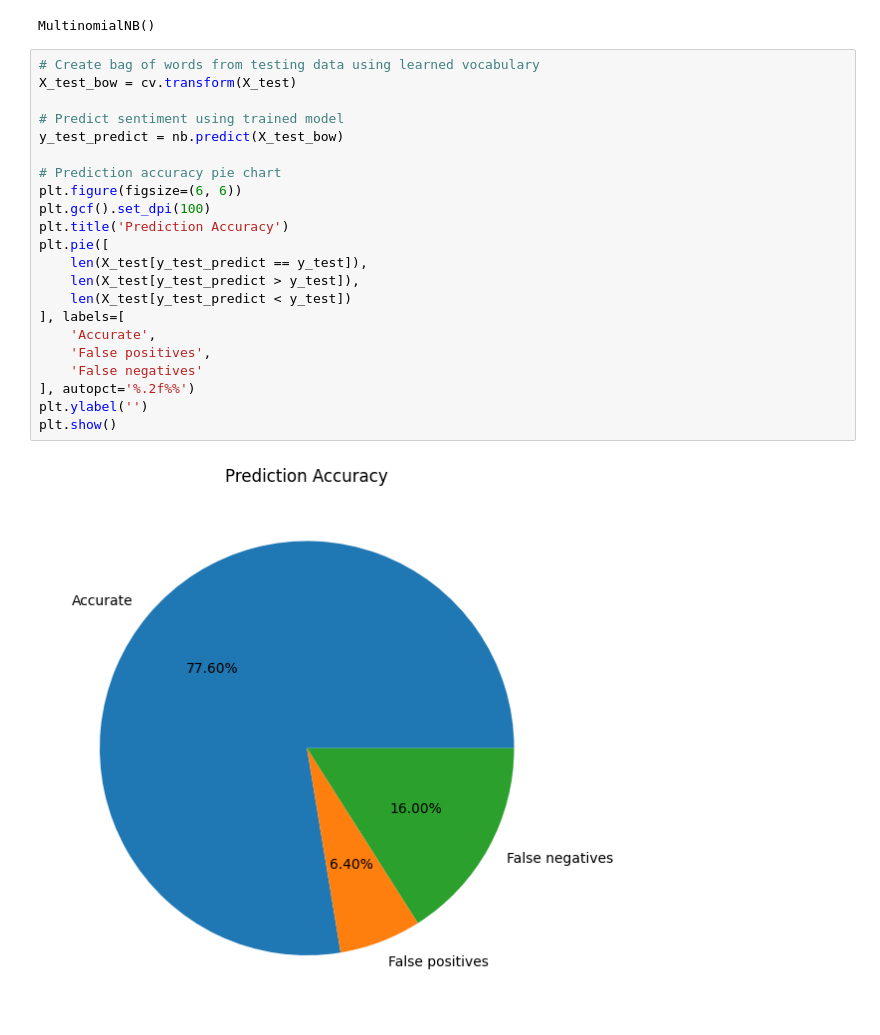
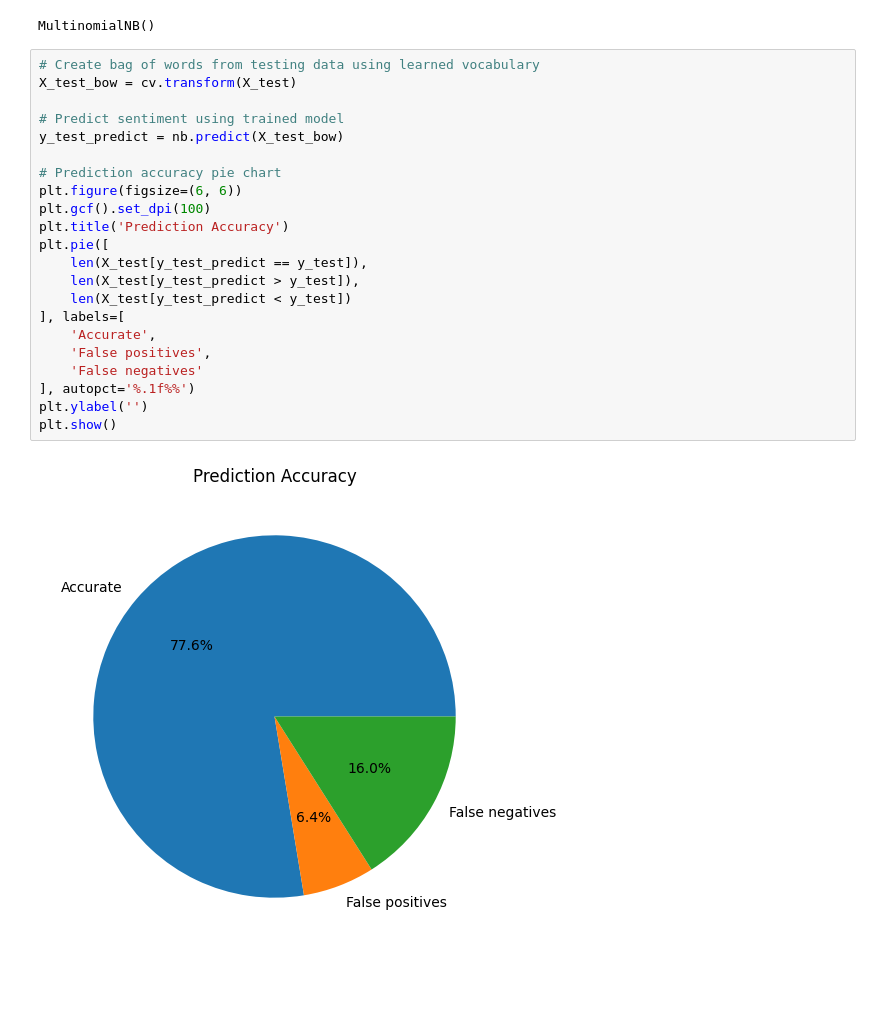
Before and after one commit to buitrbao222/naive-bayes-movie-review, a Jupyter notebook: code.ipynb, the cells around one changed output. Cells and saved outputs as stored; diff of their text form; blank space fills up the shorter version.

Commit message:
update precision in accuracy pie chart

```diff
--- a/code.ipynb
+++ b/code.ipynb
@@ -122,24 +122,24 @@ MultinomialNB()
 # %%
 # Create bag of words from testing data using learned vocabulary
 X_test_bow = cv.transform(X_test)
 
 # Predict sentiment using trained model
 y_test_predict = nb.predict(X_test_bow)
 
 # Prediction accuracy pie chart
 plt.figure(figsize=(6, 6))
 plt.gcf().set_dpi(100)
 plt.title('Prediction Accuracy')
 plt.pie([
     len(X_test[y_test_predict == y_test]),
     len(X_test[y_test_predict > y_test]),
     len(X_test[y_test_predict < y_test])
 ], labels=[
     'Accurate',
     'False positives',
     'False negatives'
-], autopct='%.2f%%')
+], autopct='%.1f%%')
 plt.ylabel('')
 plt.show()
 # %% [output]
-[figure, old version]
+[figure, new version]
```
Also changed, not shown: 1 other file.
